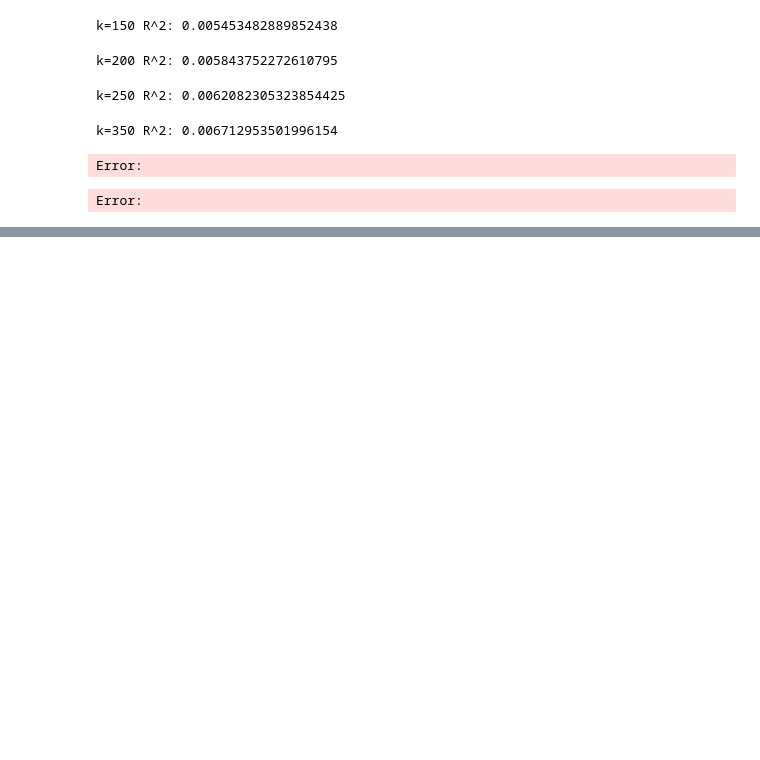
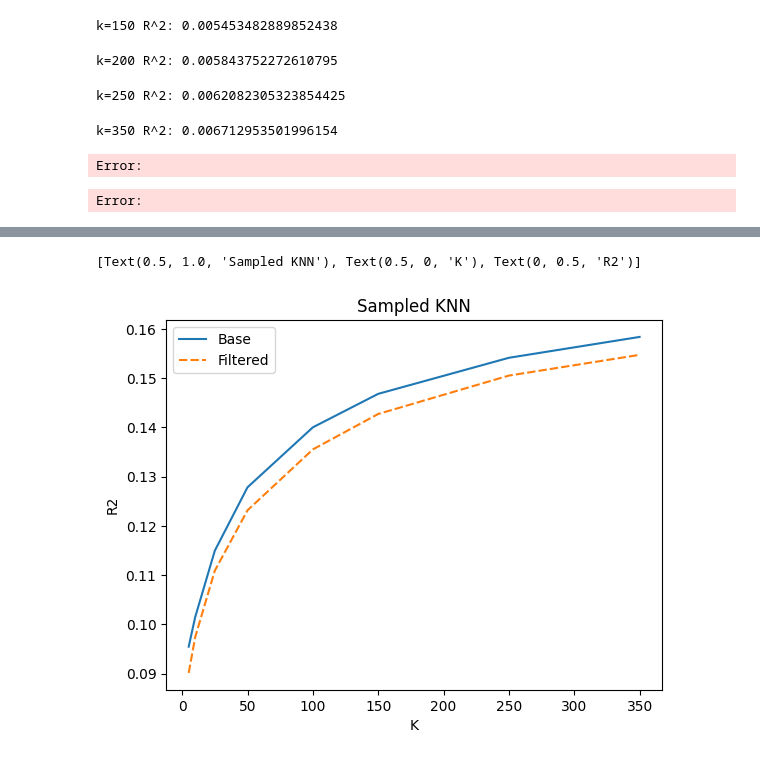
Before and after one commit to yorkwmsoe/csc6711-final-project, a Jupyter notebook: knn.ipynb, the cells around one changed output, grey strips where cells are left out. Cells and saved outputs as stored; diff of their text form; code cells hidden in the pictures; blank space fills up the shorter version.

```diff
--- a/knn.ipynb
+++ b/knn.ipynb
@@ -182,0 +221,17 @@ Error:
+# %%
+filtered2_r2s = {
+    5: 0.09547828312552188,
+    10: 0.10151315408911078,
+    25: 0.11498517324860201,
+    50: 0.12784978391843244,
+    100: 0.1400365702862341,
+    150: 0.14683753955649304,
+    250: 0.1541621301331749,
+    350: 0.158401611682562,
+    # 500: 0.16330772721539147
+}
+# %%
+sns.lineplot({'Base':filtered2_r2s, 'Filtered':filtered10_r2s}).set(title='Sampled KNN', xlabel='K', ylabel='R2')
+# %% [output]
+[Text(0.5, 1.0, 'Sampled KNN'), Text(0.5, 0, 'K'), Text(0, 0.5, 'R2')]
+[figure, added]
```
Also changed, not shown: parts of 5 cells of this notebook, 1 other file.
